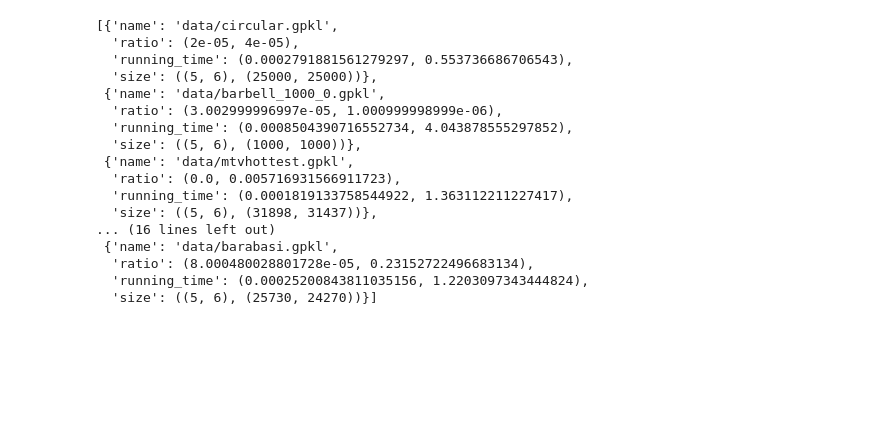
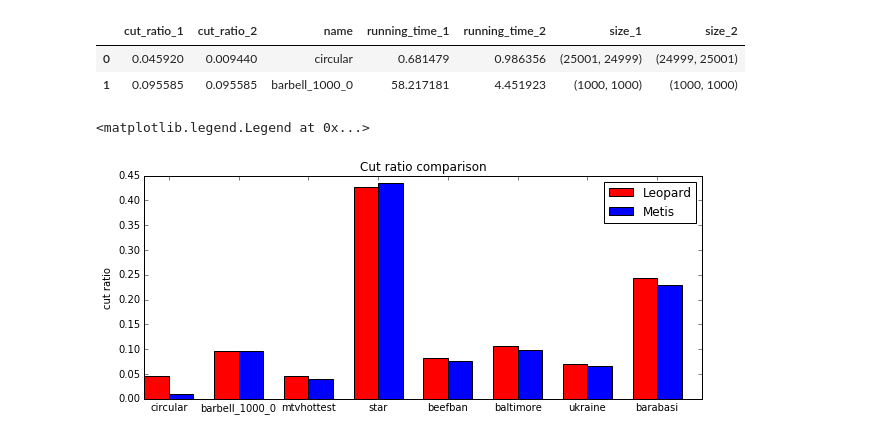
Before and after one commit to xiaohan2012/controversy_detection, a Jupyter notebook: dynamic_graph_partitioning.ipynb, the cells around one changed output. Saved outputs shown, nothing was run; the diff lists cells and outputs as text; code cells hidden in the pictures; blank space fills up the shorter version.

```diff
--- a/dynamic_graph_partitioning.ipynb
+++ b/dynamic_graph_partitioning.ipynb
@@ -161,13 +191,26 @@ from glob import glob
 from time import time
 
 
+add_edges_percent = 0.1
+remove_edges_percent = 0.1
+
 rows = []
 for path in tqdm(glob('data/*.gpkl')):
-    print(path)
+    name = os.path.basename(path).split('.')[0]
+    print(name)
     g = nx.read_gpickle(path)
     _, parts = metis.part_graph(g, 2)
+
+    edges_to_remove = random.sample(g.edges(), int(g.number_of_edges() * remove_edges_percent))
+    edges_to_add = sample_edges_to_add(g, int(g.number_of_edges() * add_edges_percent))
+
     s = time()
-    updated_parts = update_partition(g, node_cluster_ids=parts, verbose=False)
+
+    updated_parts = update_partition(g,
+                                     node_cluster_ids=parts,
+                                     edges_to_add=edges_to_add,
+                                     edges_to_remove=edges_to_remove,
+                                     verbose=False)
     takes_time_1 = time() - s
 
     s = time()
@@ -175,7 +218,8 @@ for path in tqdm(glob('data/*.gpkl')):
     takes_time_2 = time() - s
 
     stat = performance(g, updated_parts, raw_cuts, raw_parts)
-    stat['name'] = path
-    stat['running_time'] = (takes_time_1, takes_time_2)
+    stat['name'] = name
+    stat['running_time_1'] = takes_time_1
+    stat['running_time_2'] = takes_time_2
     rows.append(stat)
 # %% [output]
@@ -198,20 +234,28 @@ nothing to update
-# %%
-rows
-# %% [output]
-[{'name': 'data/circular.gpkl',
-  'ratio': (2e-05, 4e-05),
-  'running_time': (0.0002791881561279297, 0.553736686706543),
-  'size': ((5, 6), (25000, 25000))},
- {'name': 'data/barbell_1000_0.gpkl',
-  'ratio': (3.002999996997e-05, 1.000999998999e-06),
-  'running_time': (0.0008504390716552734, 4.043878555297852),
-  'size': ((5, 6), (1000, 1000))},
- {'name': 'data/mtvhottest.gpkl',
-  'ratio': (0.0, 0.005716931566911723),
-  'running_time': (0.0001819133758544922, 1.363112211227417),
-  'size': ((5, 6), (31898, 31437))},
-... (16 lines left out)
- {'name': 'data/barabasi.gpkl',
-  'ratio': (8.000480028801728e-05, 0.23152722496683134),
-  'running_time': (0.00025200843811035156, 1.2203097343444824),
-  'size': ((5, 6), (25730, 24270))}]
+# %%
+df = pd.DataFrame.from_records(rows)
+# %%
+df.head(2)
+# %% [output]
+|  | cut_ratio_1 | cut_ratio_2 | name | running_time_1 | running_time_2 | size_1 | size_2 |
+| 0 | 0.045920 | 0.009440 | circular | 0.681479 | 0.986356 | (25001, 24999) | (24999, 25001) |
+| 1 | 0.095585 | 0.095585 | barbell_1000_0 | 58.217181 | 4.451923 | (1000, 1000) | (1000, 1000) |
+# %%
+# cut ratio
+fig, ax = plt.subplots()
+
+N = df.shape[0]
+ind = np.arange(N)
+width = 0.35
+
+ax.bar(ind, df['cut_ratio_1'], width, color='red')
+ax.bar(ind+width, df['cut_ratio_2'], width, color='blue')
+
+ax.set_xticks(ind + width)
+ax.set_xticklabels(df['name'])
+ax.set_ylabel('cut ratio')
+ax.set_title('Cut ratio comparison')
+fig.set_figwidth(10)
+ax.legend(['Leopard', 'Metis'])
+# %% [output]
+<matplotlib.legend.Legend at 0x...>
+[figure, added]
```
Also changed, not shown: parts of 11 cells of this notebook.
